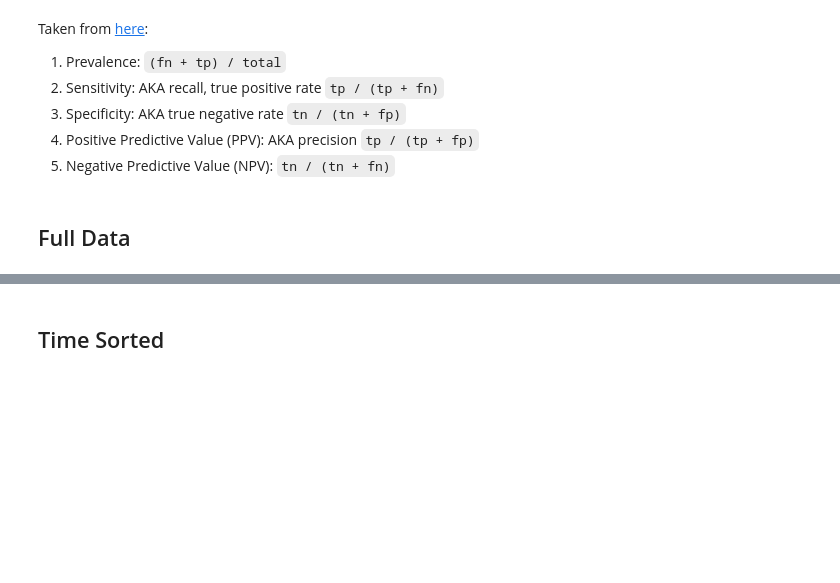
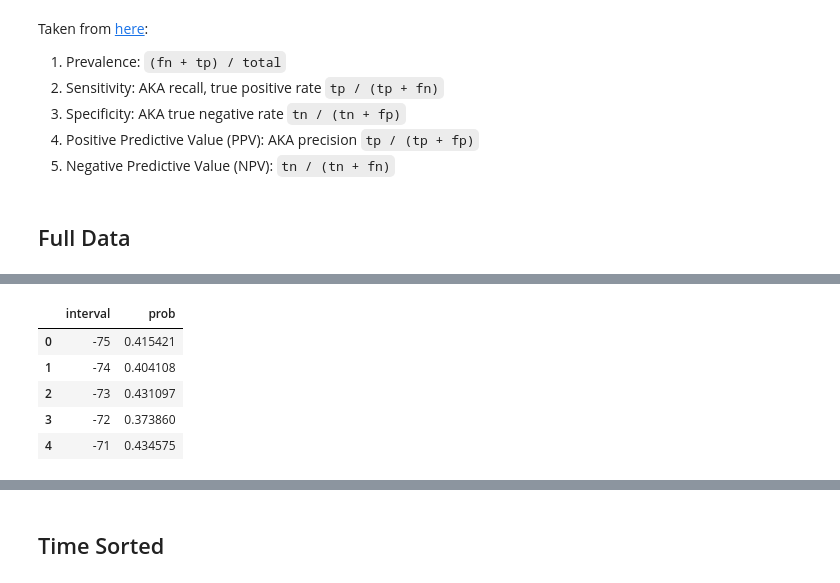
Before and after one commit to sudarshan85/imminent-adm-mimic, a Jupyter notebook: lr/lr_classifier.ipynb, the cells around one changed output, grey strips where cells are left out. Saved outputs shown, nothing was run; the diff lists cells and outputs as text; code cells hidden in the pictures; blank space fills up the shorter version.

```diff
--- a/lr/lr_classifier.ipynb
+++ b/lr/lr_classifier.ipynb
@@ -262,0 +181,20 @@ with open(args.workdir/'full_run.pkl', 'wb') as f:
+# %%
+plot_data = df.loc[(df['relative_charttime']) > pd.to_timedelta(-20, unit='d')].copy()
+
+interval = 6
+plot_data['interval'] = plot_data['relative_charttime'].apply(lambda curr_time:\
+            int((curr_time - df['relative_charttime'].max())/pd.to_timedelta(interval, unit='h')))
+
+plot_data = plot_data[['interval', 'prob']].groupby(['interval']).\
+          agg(lambda x: np.average(x, weights=plot_data.loc[x.index, 'prob']))
+# plot_data['interval'] = -np.log1p(-plot_data['interval'])
+plot_data.reindex()
+plot_data.reset_index(inplace=True)
+plot_data.head()
+# %% [output]
+|  | interval | prob |
+| 0 | -75 | 0.415421 |
+| 1 | -74 | 0.404108 |
+| 2 | -73 | 0.431097 |
+| 3 | -72 | 0.373860 |
+| 4 | -71 | 0.434575 |
```
Also changed, not shown: parts of 16 cells of this notebook.
